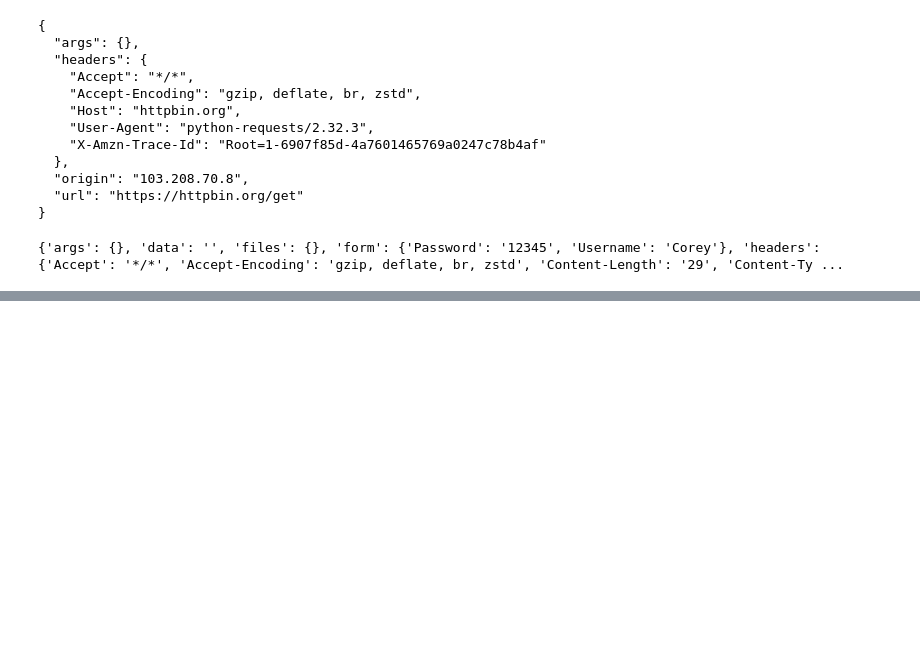
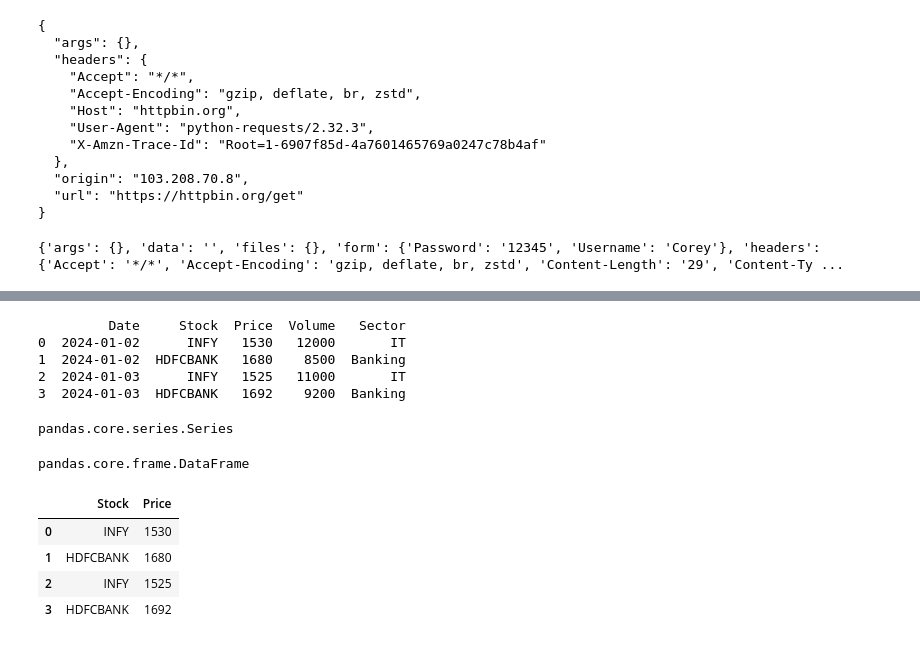
Before and after one commit to Rakshit-Lodha/zero-to-hero-python, a Jupyter notebook: zerotohero.ipynb, the cells around one changed output, grey strips where cells are left out. Saved outputs shown, nothing was run; the diff lists cells and outputs as text; code cells hidden in the pictures; blank space fills up the shorter version.

Commit message:
Very tired Day 16, started learning Pandas. Hopefully will complete tomorrow

```diff
--- a/zerotohero.ipynb
+++ b/zerotohero.ipynb
@@ -2124,0 +2131,34 @@ print(r_dict)
+# %%
+data = {
+    'Date': ['2024-01-02', '2024-01-02', '2024-01-03', '2024-01-03'],
+    'Stock': ['INFY', 'HDFCBANK', 'INFY', 'HDFCBANK'],
+    'Price': [1530, 1680, 1525, 1692],
+    'Volume': [12000, 8500, 11000, 9200],
+    'Sector': ['IT', 'Banking', 'IT', 'Banking']
+}
+# %%
+df = pd.DataFrame(data)
+
+print(df)
+# %% [output]
+         Date     Stock  Price  Volume   Sector
+0  2024-01-02      INFY   1530   12000       IT
+1  2024-01-02  HDFCBANK   1680    8500  Banking
+2  2024-01-03      INFY   1525   11000       IT
+3  2024-01-03  HDFCBANK   1692    9200  Banking
+# %%
+type(df['Stock'])
+# %% [output]
+pandas.core.series.Series
+# %%
+type(df[['Stock']])
+# %% [output]
+pandas.core.frame.DataFrame
+# %%
+df[['Stock','Price']]
+# %% [output]
+|  | Stock | Price |
+| 0 | INFY | 1530 |
+| 1 | HDFCBANK | 1680 |
+| 2 | INFY | 1525 |
+| 3 | HDFCBANK | 1692 |
```
Also changed, not shown: parts of 2 cells of this notebook.
